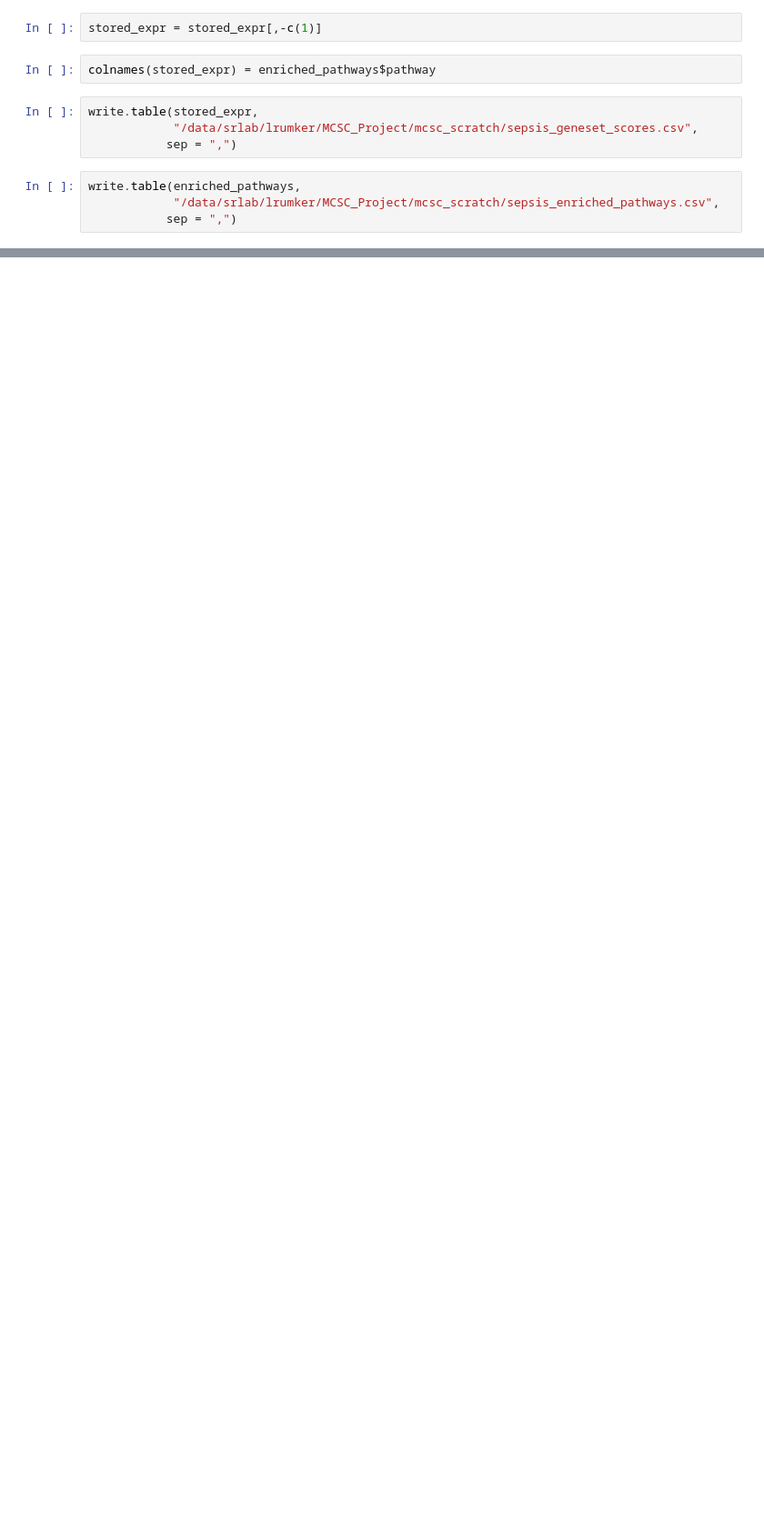
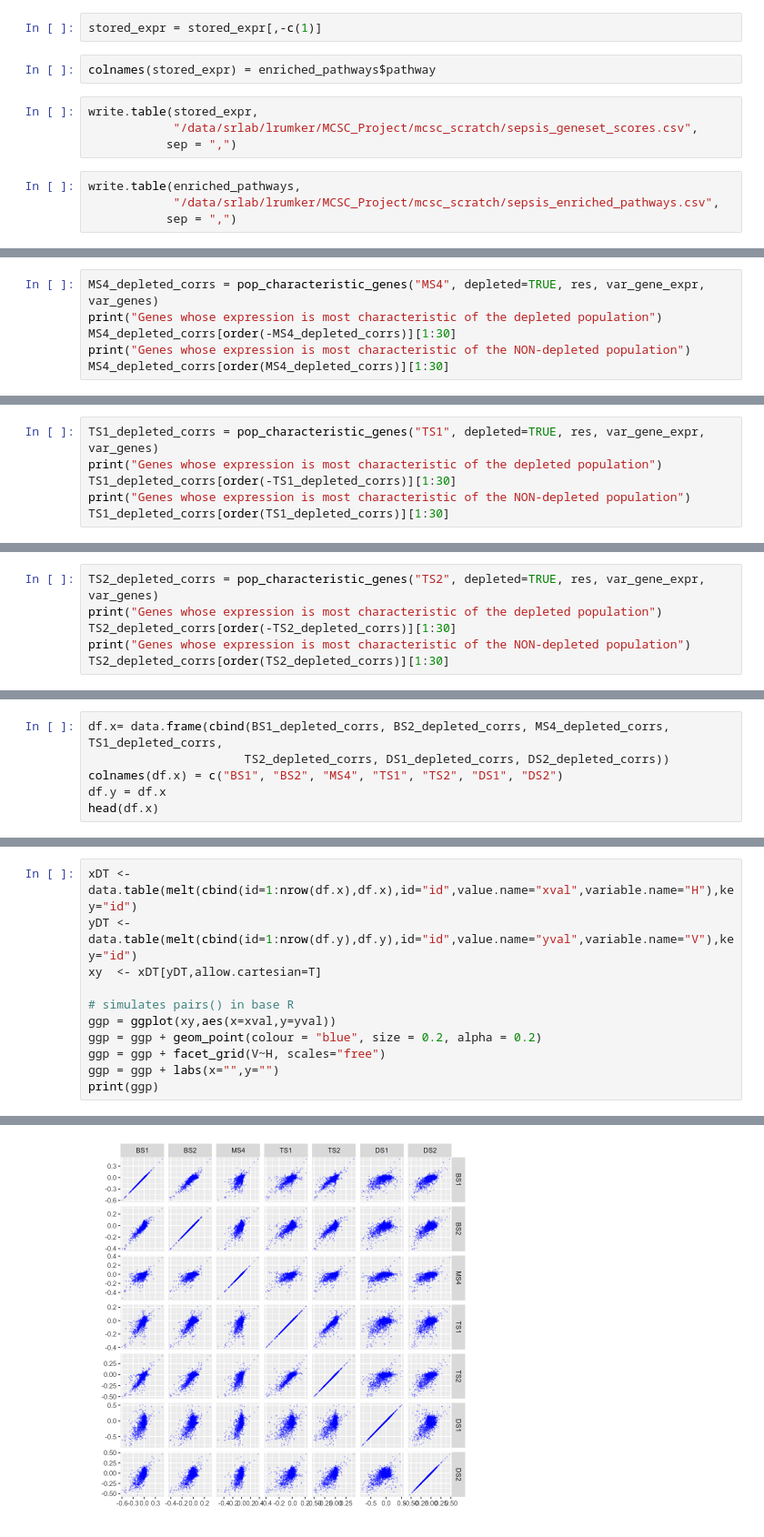
Before and after one commit to immunogenomics/cna-display, a Jupyter notebook: sepsis/interpretation.ipynb, the cells around one changed output, grey strips where cells are left out. Shown at 91% size. Drawn from its saved outputs; the diff is of its cells as text; blank space fills up the shorter version.

```diff
--- a/sepsis/interpretation.ipynb
+++ b/sepsis/interpretation.ipynb
@@ -335,0 +521,6 @@ wilcox_res[i_intermediate_mono_genes,c(1,3,4, 6, 8:10)]
+# %%
+MS4_depleted_corrs = pop_characteristic_genes("MS4", depleted=TRUE, res, var_gene_expr, var_genes)
+print("Genes whose expression is most characteristic of the depleted population")
+MS4_depleted_corrs[order(-MS4_depleted_corrs)][1:30]
+print("Genes whose expression is most characteristic of the NON-depleted population")
+MS4_depleted_corrs[order(MS4_depleted_corrs)][1:30]
@@ -335,0 +588,6 @@ wilcox_res[i_intermediate_mono_genes,c(1,3,4, 6, 8:10)]
+# %%
+TS1_depleted_corrs = pop_characteristic_genes("TS1", depleted=TRUE, res, var_gene_expr, var_genes)
+print("Genes whose expression is most characteristic of the depleted population")
+TS1_depleted_corrs[order(-TS1_depleted_corrs)][1:30]
+print("Genes whose expression is most characteristic of the NON-depleted population")
+TS1_depleted_corrs[order(TS1_depleted_corrs)][1:30]
@@ -335,0 +660,6 @@ wilcox_res[i_intermediate_mono_genes,c(1,3,4, 6, 8:10)]
+# %%
+TS2_depleted_corrs = pop_characteristic_genes("TS2", depleted=TRUE, res, var_gene_expr, var_genes)
+print("Genes whose expression is most characteristic of the depleted population")
+TS2_depleted_corrs[order(-TS2_depleted_corrs)][1:30]
+print("Genes whose expression is most characteristic of the NON-depleted population")
+TS2_depleted_corrs[order(TS2_depleted_corrs)][1:30]
@@ -335,0 +725,6 @@ wilcox_res[i_intermediate_mono_genes,c(1,3,4, 6, 8:10)]
+# %%
+df.x= data.frame(cbind(BS1_depleted_corrs, BS2_depleted_corrs, MS4_depleted_corrs, TS1_depleted_corrs,
+                      TS2_depleted_corrs, DS1_depleted_corrs, DS2_depleted_corrs))
+colnames(df.x) = c("BS1", "BS2", "MS4", "TS1", "TS2", "DS1", "DS2")
+df.y = df.x
+head(df.x)
@@ -335,0 +741,12 @@ wilcox_res[i_intermediate_mono_genes,c(1,3,4, 6, 8:10)]
+# %%
+xDT <- data.table(melt(cbind(id=1:nrow(df.x),df.x),id="id",value.name="xval",variable.name="H"),key="id")
+yDT <- data.table(melt(cbind(id=1:nrow(df.y),df.y),id="id",value.name="yval",variable.name="V"),key="id")
+xy  <- xDT[yDT,allow.cartesian=T]
+
+# simulates pairs() in base R
+ggp = ggplot(xy,aes(x=xval,y=yval))
+ggp = ggp + geom_point(colour = "blue", size = 0.2, alpha = 0.2)
+ggp = ggp + facet_grid(V~H, scales="free")
+ggp = ggp + labs(x="",y="")
+print(ggp)
+# %% [output]
@@ -335,0 +755 @@ wilcox_res[i_intermediate_mono_genes,c(1,3,4, 6, 8:10)]
+[figure, added]
```
Also changed, not shown: parts of 91 cells of this notebook, 2 other files.
